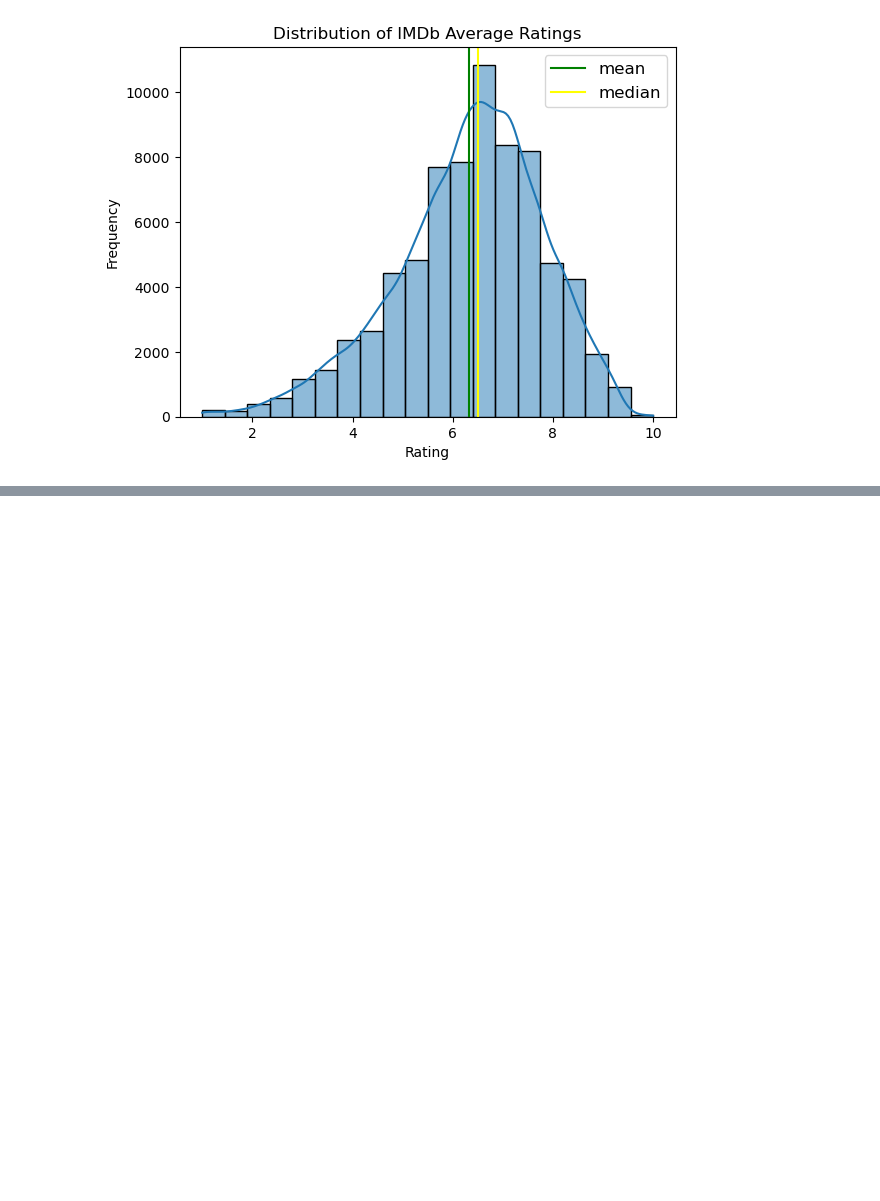
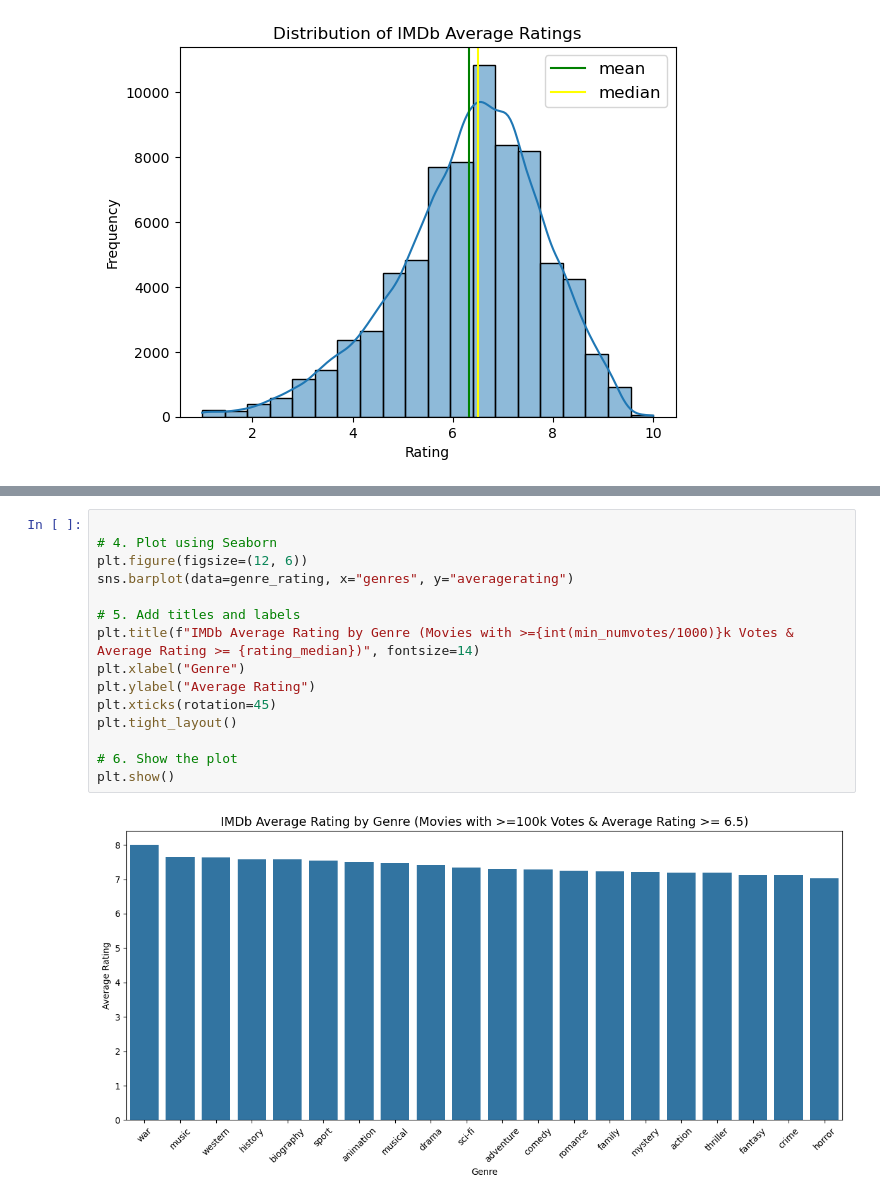
Before and after one commit to ralphy89/dsc-phase-2-project, a Jupyter notebook: working_notebook.ipynb, the cells around one changed output, grey strips where cells are left out. Cells and saved outputs as stored; diff of their text form; blank space fills up the shorter version.

```diff
--- a/working_notebook.ipynb
+++ b/working_notebook.ipynb
@@ -717,0 +780,17 @@ imdb.head()
+# %%
+
+# 4. Plot using Seaborn
+plt.figure(figsize=(12, 6))
+sns.barplot(data=genre_rating, x="genres", y="averagerating")
+
+# 5. Add titles and labels
+plt.title(f"IMDb Average Rating by Genre (Movies with >={int(min_numvotes/1000)}k Votes & Average Rating >= {rating_median})", fontsize=14)
+plt.xlabel("Genre")
+plt.ylabel("Average Rating")
+plt.xticks(rotation=45)
+plt.tight_layout()
+
+# 6. Show the plot
+plt.show()
+# %% [output]
+[figure, added]
```
Also changed, not shown: parts of 42 cells of this notebook.
